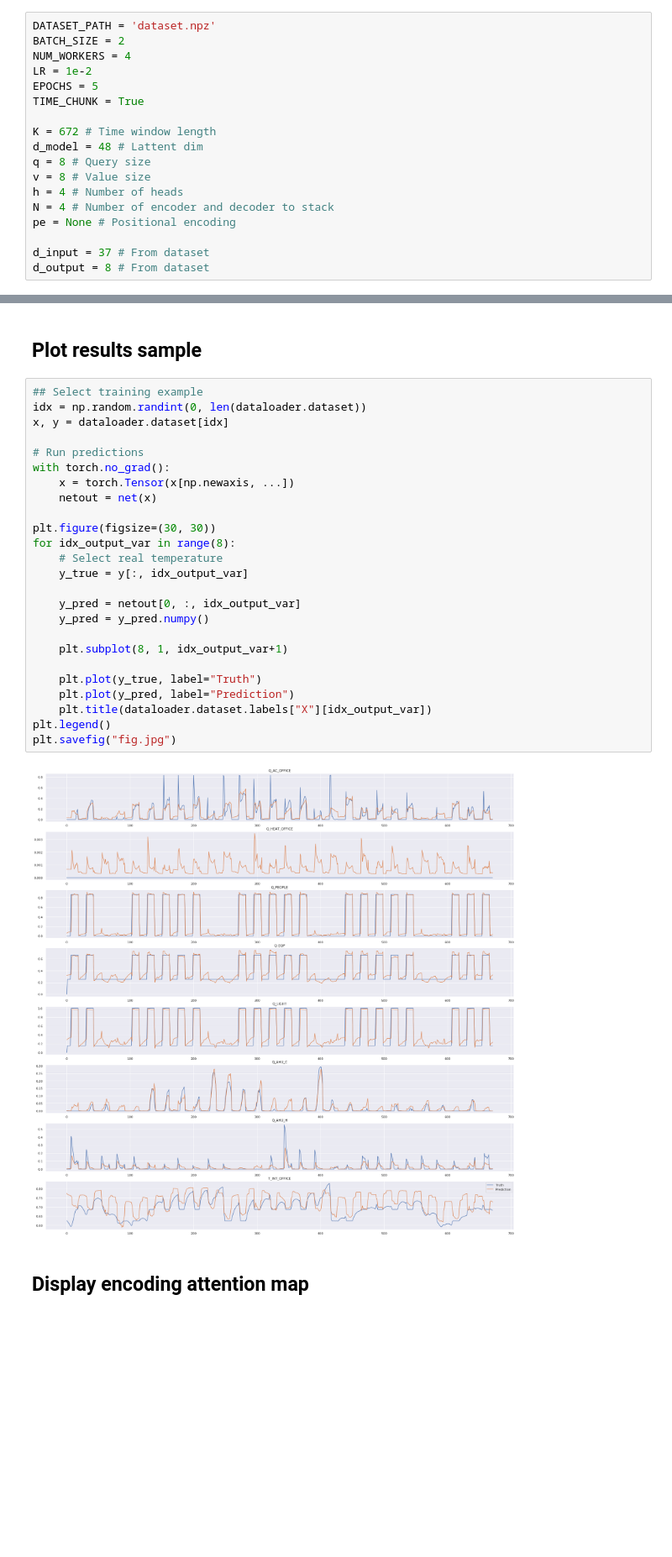
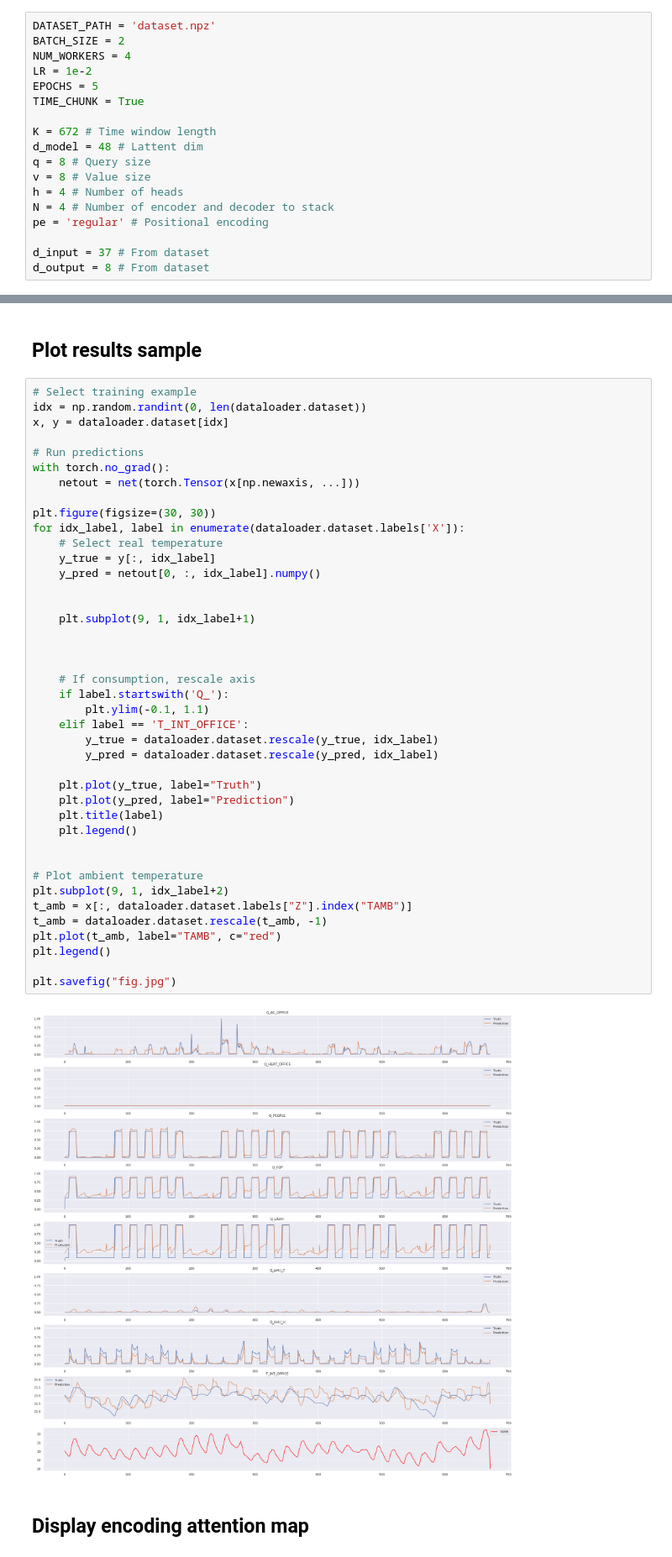
Before and after one commit to maxjcohen/transformer, a Jupyter notebook: training.ipynb, the cells around one changed output, grey strips where cells are left out. Shown at 84% size. Drawn from its saved outputs; the diff is of its cells as text; blank space fills up the shorter version.

Commit message:
Rescale graphs in visualization, add TAMB

```diff
--- a/training.ipynb
+++ b/training.ipynb
@@ -26,7 +26,7 @@ q = 8 # Query size
 v = 8 # Value size
 h = 4 # Number of heads
 N = 4 # Number of encoder and decoder to stack
-pe = None # Positional encoding
+pe = 'regular' # Positional encoding
 
 d_input = 37 # From dataset
 d_output = 8 # From dataset
@@ -81,32 +81,48 @@ Loss: 0.010939
 # %% [markdown]
 ## Plot results sample
 # %%
-## Select training example
+# Select training example
 idx = np.random.randint(0, len(dataloader.dataset))
 x, y = dataloader.dataset[idx]
 
 # Run predictions
 with torch.no_grad():
-    x = torch.Tensor(x[np.newaxis, ...])
-    netout = net(x)
+    netout = net(torch.Tensor(x[np.newaxis, ...]))
 
 plt.figure(figsize=(30, 30))
-for idx_output_var in range(8):
+for idx_label, label in enumerate(dataloader.dataset.labels['X']):
     # Select real temperature
-    y_true = y[:, idx_output_var]
+    y_true = y[:, idx_label]
+    y_pred = netout[0, :, idx_label].numpy()
 
-    y_pred = netout[0, :, idx_output_var]
-    y_pred = y_pred.numpy()
 
-    plt.subplot(8, 1, idx_output_var+1)
+    plt.subplot(9, 1, idx_label+1)
+
+
+
+    # If consumption, rescale axis
+    if label.startswith('Q_'):
+        plt.ylim(-0.1, 1.1)
+    elif label == 'T_INT_OFFICE':
+        y_true = dataloader.dataset.rescale(y_true, idx_label)
+        y_pred = dataloader.dataset.rescale(y_pred, idx_label)
 
     plt.plot(y_true, label="Truth")
     plt.plot(y_pred, label="Prediction")
-    plt.title(dataloader.dataset.labels["X"][idx_output_var])
+    plt.title(label)
+    plt.legend()
+
+
+# Plot ambient temperature
+plt.subplot(9, 1, idx_label+2)
+t_amb = x[:, dataloader.dataset.labels["Z"].index("TAMB")]
+t_amb = dataloader.dataset.rescale(t_amb, -1)
+plt.plot(t_amb, label="TAMB", c="red")
 plt.legend()
+
 plt.savefig("fig.jpg")
 # %% [output]
-[figure, old version]
+[figure, new version]
 # %% [markdown]
 ## Display encoding attention map
 # %%
```
Also changed, not shown: parts of 2 cells of this notebook.
